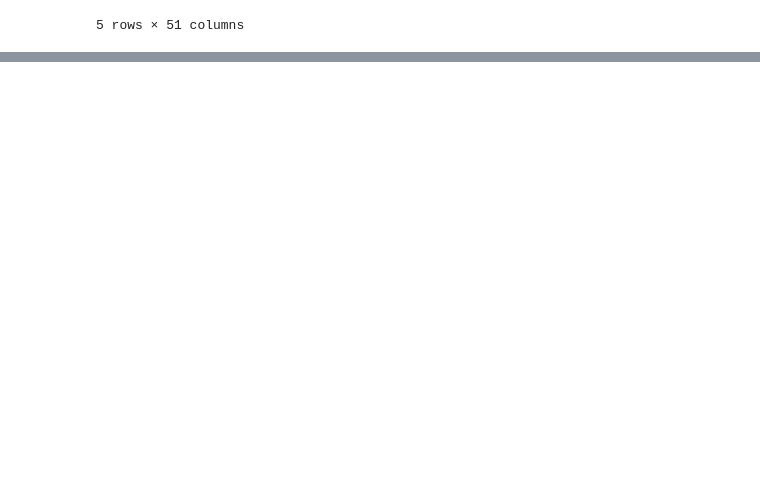
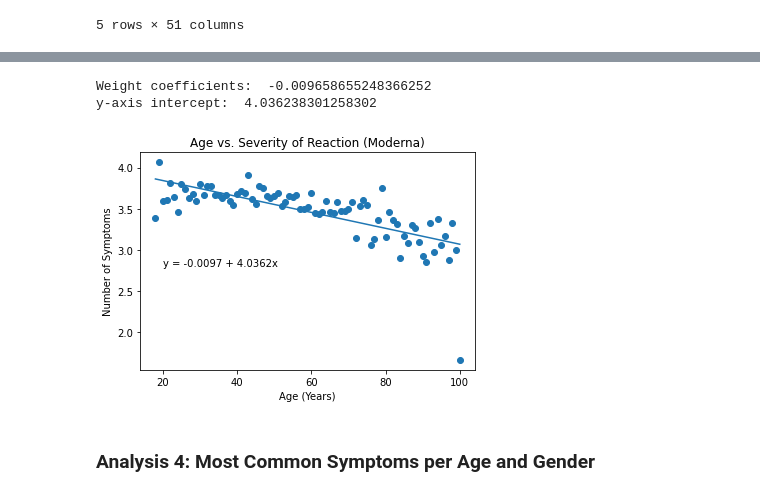
Before and after one commit to verocastillo/vae-watcher, a Jupyter notebook: machine-learning/linear-analysis.ipynb, the cells around one changed output, grey strips where cells are left out. Saved outputs shown, nothing was run; the diff lists cells and outputs as text; code cells hidden in the pictures; blank space fills up the shorter version.

```diff
--- a/machine-learning/linear-analysis.ipynb
+++ b/machine-learning/linear-analysis.ipynb
@@ -73,0 +180,11 @@ vae_df.head()
+# %%
+# Get values for age and severity, clean data from outliers
+clean = vae_df[vae_df["VAX_NAME"]=="COVID19 (COVID19 (MODERNA))"]
+agesev_df = pd.DataFrame(clean[["AGE_YRS","SYMPTOM_COUNT"]])
+agesev_df["AGE_YRS"].replace('', np.nan, inplace=True)
+agesev_df.dropna(subset=['AGE_YRS'], inplace=True)
+agesev_df["AGE_YRS"] = pd.to_numeric(agesev_df["AGE_YRS"])
+agesev_df = agesev_df[agesev_df["AGE_YRS"]>=18]
+agesev_df = agesev_df[agesev_df["AGE_YRS"]<=100]
+agesev_df = agesev_df.groupby(["AGE_YRS"], as_index=False).mean()
+agesev_df.head()
@@ -73,0 +202,30 @@ vae_df.head()
+# %%
+# Create model
+X = agesev_df.AGE_YRS.values.reshape(-1, 1)
+y = agesev_df.SYMPTOM_COUNT.values.reshape(-1, 1)
+model = LinearRegression()
+model.fit(X, y)
+print('Weight coefficients: ', model.coef_[0][0])
+print('y-axis intercept: ', model.intercept_[0])
+# %% [output]
+Weight coefficients:  -0.009658655248366252
+y-axis intercept:  4.036238301258302
+# %%
+# Create equation for plotting
+slope1 = model.coef_[0][0]
+intcp1 = model.intercept_[0]
+equation1 = slope1 * X + intcp1
+# %%
+# Plot data
+line_eq2 = f"y = {round(model.coef_[0][0],4)} + {round(model.intercept_[0],4)}x"
+plt.scatter(X, y)
+plt.plot(X,equation1)
+plt.title('Age vs. Severity of Reaction (Moderna)')
+plt.xlabel('Age (Years)')
+plt.ylabel('Number of Symptoms')
+plt.annotate(line_eq2,(20,2.8),fontsize=10,color="black")
+plt.show()
+# %% [output]
+[figure, added]
+# %% [markdown]
+### Analysis 4: Most Common Symptoms per Age and Gender
```
Also changed, not shown: parts of 18 cells of this notebook.
